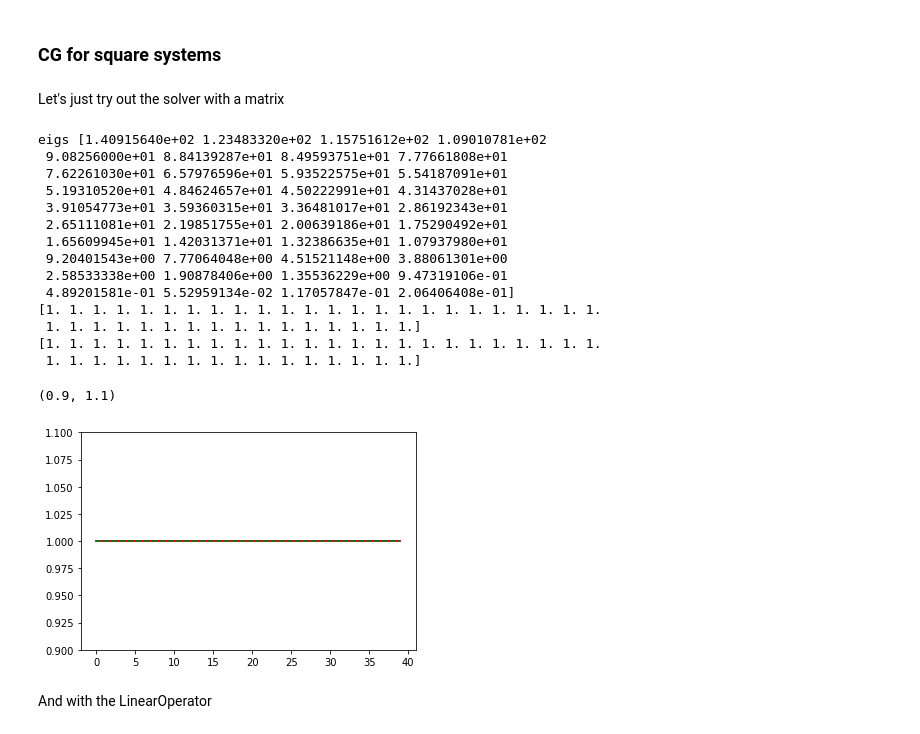
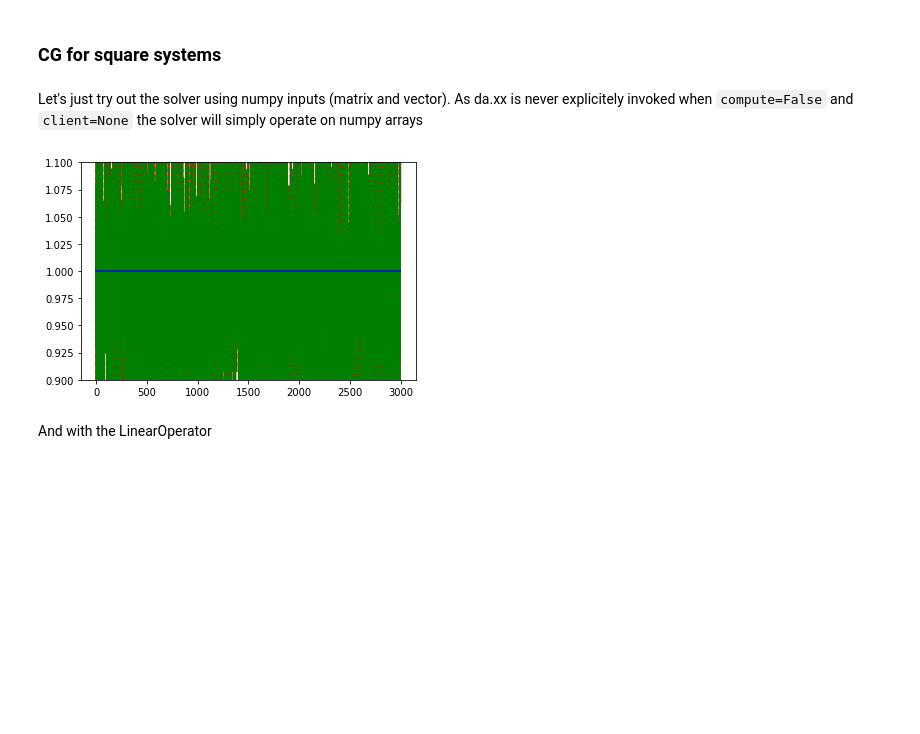
Before and after one commit to PyLops/pylops_notebooks, a Jupyter notebook: developement-distributed/Solvers.ipynb, the cells around one changed output. Saved outputs shown, nothing was run; the diff lists cells and outputs as text; code cells hidden in the pictures; blank space fills up the shorter version.

```diff
--- a/developement-distributed/Solvers.ipynb
+++ b/developement-distributed/Solvers.ipynb
@@ -31,46 +31,31 @@ client
 | Client Scheduler: inproc://10.0.0... | Cluster Workers: 4 Cores: 4 Memor... |
 # %% [markdown]
 ### CG for square systems
-# %% [markdown]
-Let's just try out the solver with a matrix
+# %% [markdown]
+Let's just try out the solver using numpy inputs (matrix and vector). As da.xx is never explicitely invoked when ``compute=False`` and ``client=None`` the solver will simply operate on numpy arrays
 # %%
-n = 40
-niter = n * 2
+n = 3000
+niter = 100 # n * 2
 x = np.ones(n)
 
 A = np.random.randn(n, n)
 A = np.dot(A.T, A)
-print('eigs', np.linalg.eig(A)[0])
+#print('eigs', np.linalg.eig(A)[0])
 
 Aop = MatrixLinearOperator(A)
 #Aop = aslinearoperator(A)
 
 y = Aop.matvec(x)
 xinv_sp = cg(Aop, y, tol=0, maxiter=niter)[0]
 xinv = pylops_distributed.optimization.cg.cg(Aop, y, np.zeros_like(x), tol=0, niter=niter)[0]
-print(xinv_sp)
-print(xinv)
+#print(xinv_sp)
+#print(xinv)
 
 plt.figure()
-plt.plot(x,'b', xinv_sp,'r', xinv, '--g')
-plt.ylim(0.9, 1.1)
+plt.plot(xinv_sp,'r', xinv, '--g', x,'b')
+plt.ylim(0.9, 1.1);
 # %% [output]
-eigs [1.40915640e+02 1.23483320e+02 1.15751612e+02 1.09010781e+02
- 9.08256000e+01 8.84139287e+01 8.49593751e+01 7.77661808e+01
- 7.62261030e+01 6.57976596e+01 5.93522575e+01 5.54187091e+01
- 5.19310520e+01 4.84624657e+01 4.50222991e+01 4.31437028e+01
- 3.91054773e+01 3.59360315e+01 3.36481017e+01 2.86192343e+01
- 2.65111081e+01 2.19851755e+01 2.00639186e+01 1.75290492e+01
- 1.65609945e+01 1.42031371e+01 1.32386635e+01 1.07937980e+01
- 9.20401543e+00 7.77064048e+00 4.51521148e+00 3.88061301e+00
- 2.58533338e+00 1.90878406e+00 1.35536229e+00 9.47319106e-01
- 4.89201581e-01 5.52959134e-02 1.17057847e-01 2.06406408e-01]
-[1. 1. 1. 1. 1. 1. 1. 1. 1. 1. 1. 1. 1. 1. 1. 1. 1. 1. 1. 1. 1. 1. 1. 1.
- 1. 1. 1. 1. 1. 1. 1. 1. 1. 1. 1. 1. 1. 1. 1. 1.]
-[1. 1. 1. 1. 1. 1. 1. 1. 1. 1. 1. 1. 1. 1. 1. 1. 1. 1. 1. 1. 1. 1. 1. 1.
- 1. 1. 1. 1. 1. 1. 1. 1. 1. 1. 1. 1. 1. 1. 1. 1.]
-(0.9, 1.1)
-[figure, old version]
+[figure, new version]
 # %% [markdown]
 And with the LinearOperator
 # %%
```
Also changed, not shown: parts of 23 cells of this notebook, 4 other files.
